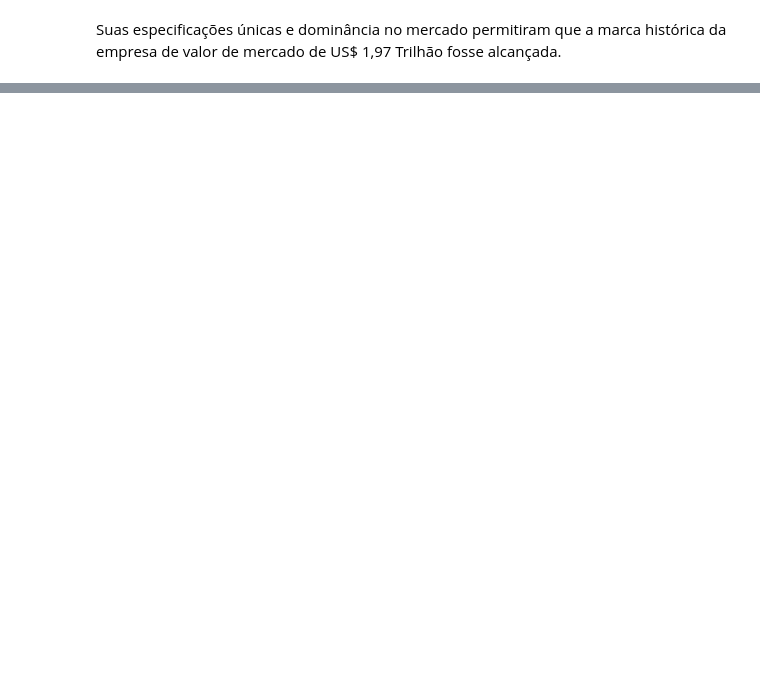
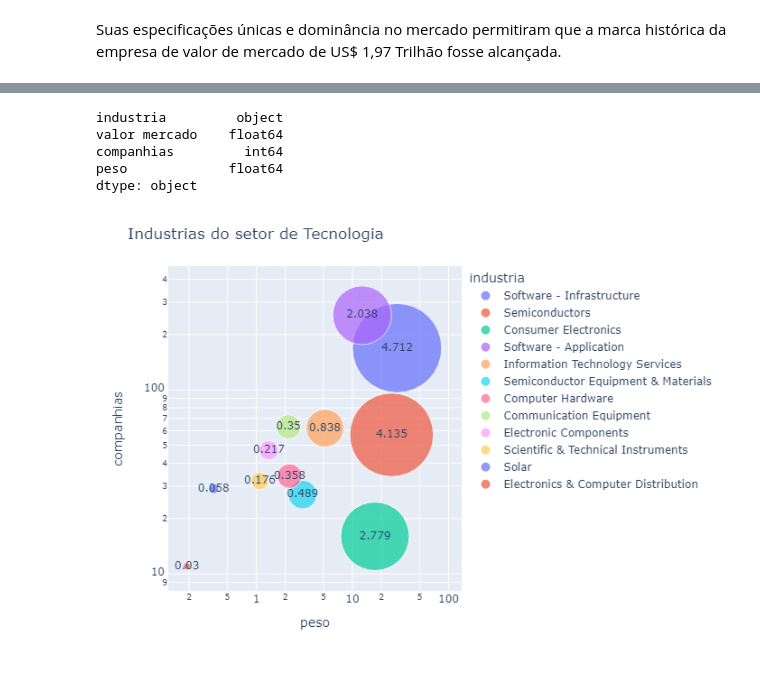
Before and after one commit to Krisalyd/Nvidia-IA-analise-mercado, a Jupyter notebook: nvidia.ipynb, the cells around one changed output, grey strips where cells are left out. Saved outputs shown, nothing was run; the diff lists cells and outputs as text; code cells hidden in the pictures; blank space fills up the shorter version.

```diff
--- a/nvidia.ipynb
+++ b/nvidia.ipynb
@@ -46,2 +46,6 @@ preco_historico.show("png")
 # %% [markdown]
 Suas especificações únicas e dominância no mercado permitiram que a marca histórica da empresa de valor de mercado de US$ 1,97 Trilhão fosse alcançada.
+# %%
+df_industrias = pd.read_table('industrias_tech.csv',sep=';')
+
+df_industrias
@@ -47,0 +66,19 @@ Suas especificações únicas e dominância no mercado permitiram que a marca hi
+# %%
+df_industrias.dtypes
+# %% [output]
+industria         object
+valor mercado    float64
+companhias         int64
+peso             float64
+dtype: object
+# %%
+fig = px.scatter(df_industrias, x='peso', y='companhias' , size='valor mercado', color= 'industria',
+                 log_x=True, log_y=True, size_max = 70, text='valor mercado')
+
+fig.update_layout(
+    title_text='Industrias do setor de Tecnologia'
+)
+
+fig.show('png')
+# %% [output]
+[figure, added]
```
Also changed, not shown: parts of 2 cells of this notebook.
